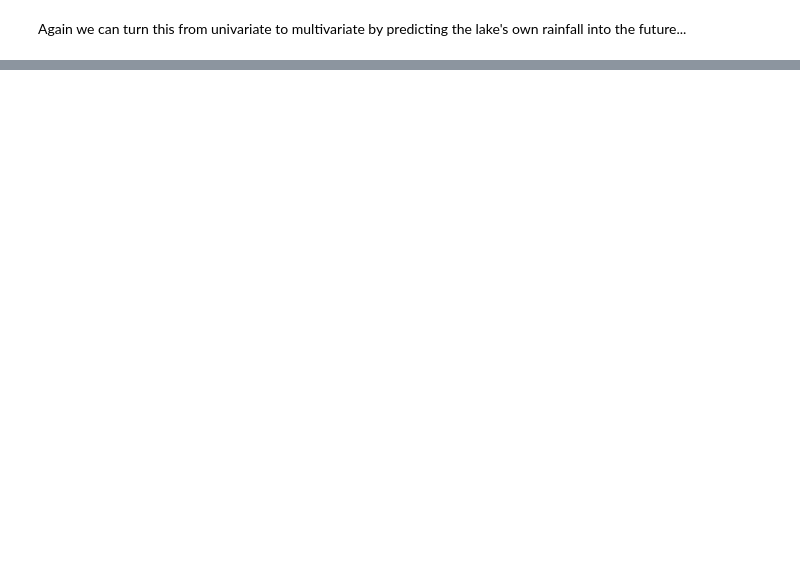
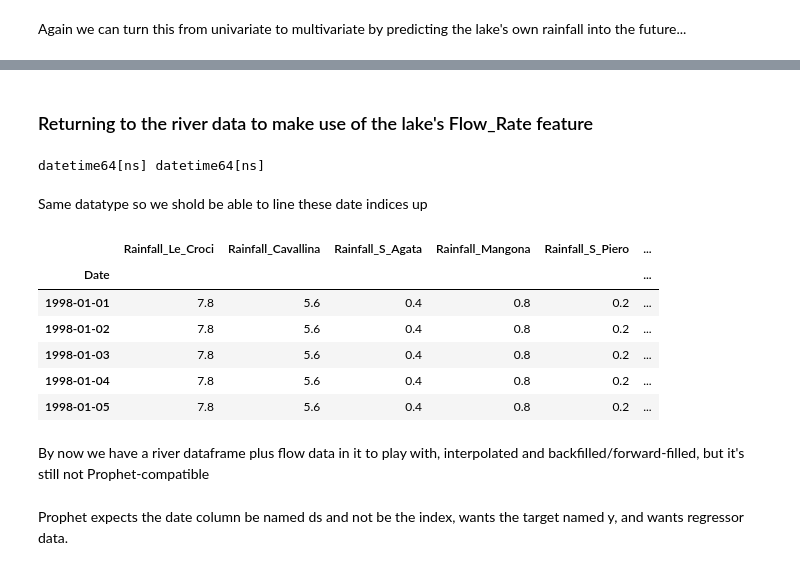
Before and after one commit to NWinocur/kaggle-acea-water-prediction, a Jupyter notebook: src/explore.ipynb, the cells around one changed output, grey strips where cells are left out. Saved outputs shown, nothing was run; the diff lists cells and outputs as text; code cells hidden in the pictures; blank space fills up the shorter version.

```diff
--- a/src/explore.ipynb
+++ b/src/explore.ipynb
@@ -967,0 +970,25 @@ plt.show()
+# %% [markdown]
+### Returning to the river data to make use of the lake's Flow_Rate feature
+# %%
+print(lake_df['Date'].dtype, df['Date'].dtype)
+# %% [output]
+datetime64[ns] datetime64[ns]
+# %% [markdown]
+Same datatype so we shold be able to line these date indices up
+# %%
+df_river_plus_flow = (df.reset_index(drop=True)
+    .drop(columns=["index"]).merge(
+    lake_df[['Date', 'Flow_Rate']],
+    on='Date',
+    how='left'
+).set_index('Date'))
+
+df_river_plus_flow.head()
+# %% [output]
+|  | Rainfall_Le_Croci | Rainfall_Cavallina | Rainfall_S_Agata | Rainfall_Mangona | Rainfall_S_Piero | ... |
+| Date |  |  |  |  |  | ... |
+| 1998-01-01 | 7.8 | 5.6 | 0.4 | 0.8 | 0.2 | ... |
+| 1998-01-02 | 7.8 | 5.6 | 0.4 | 0.8 | 0.2 | ... |
+| 1998-01-03 | 7.8 | 5.6 | 0.4 | 0.8 | 0.2 | ... |
+| 1998-01-04 | 7.8 | 5.6 | 0.4 | 0.8 | 0.2 | ... |
+| 1998-01-05 | 7.8 | 5.6 | 0.4 | 0.8 | 0.2 | ... |
@@ -967,0 +997,2 @@ plt.show()
+# %% [markdown]
+By now we have a river dataframe plus flow data in it to play with, interpolated and backfilled/forward-filled, but it's still not Prophet-compatible
@@ -967,0 +1010,2 @@ plt.show()
+# %% [markdown]
+Prophet expects the date column be named ds and not be the index, wants the target named y, and wants regressor data.
```
Also changed, not shown: parts of 20 cells of this notebook.
